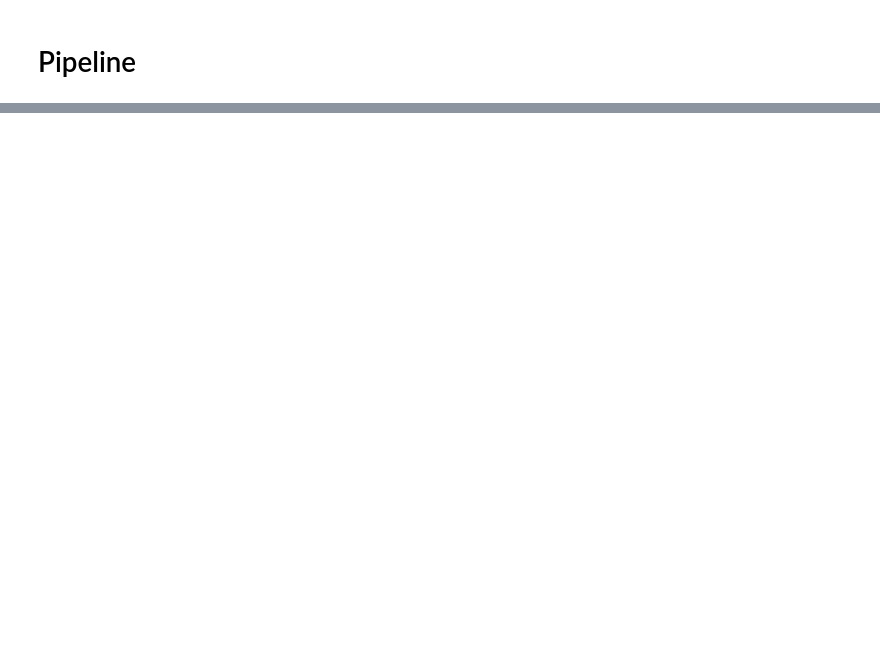
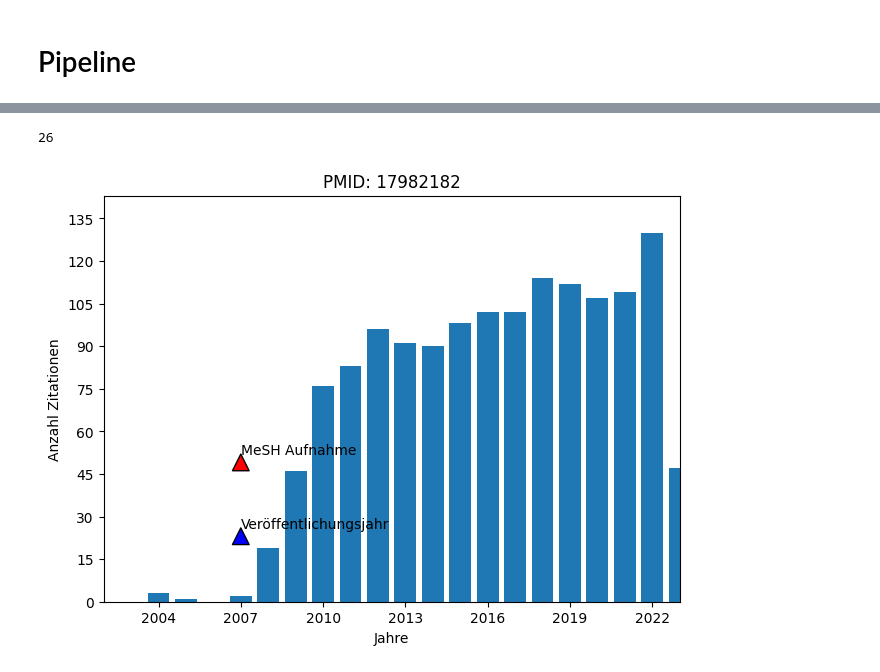
Before and after one commit to Johanna0999/MA_Code, a Jupyter notebook: pethke_master.ipynb, the cells around one changed output, grey strips where cells are left out. Saved outputs shown, nothing was run; the diff lists cells and outputs as text; code cells hidden in the pictures; blank space fills up the shorter version.

```diff
--- a/pethke_master.ipynb
+++ b/pethke_master.ipynb
@@ -348,0 +407,44 @@ UPDATE MeSH SET EK = '8', NEK = '2852', NEKK = '59' WHERE UI ='D054058'
+# %%
+# Funktion zur Visualisierung der Veröffentlichung, Mesh Einführung und Zitationshäufigkeiten
+def visualisiereZitationenUndVeröffentlichung(PMID, UI):
+    try:
+        cur.execute("SELECT Jahr, Anzahl FROM Zitationen WHERE PMID = '" + str(PMID)+ "'")
+        data = cur.fetchall()
+        Jahr = [x[0] for x in data]
+        Anzahl = [x[1] for x in data]
+        maxZitation = max(Anzahl)
+        print(int(0.2*maxZitation))
+        cur.execute("SELECT Jahr_Dok FROM Dokument WHERE PMID = '" + str(PMID)+ "'")
+        data = cur.fetchall()
+        Jahr_Dok = data[0][0]
+        cur.execute("SELECT Jahr_MeSH FROM MeSH WHERE UI = '" + str(UI)+ "'")
+        data = cur.fetchall()
+        Jahr_MeSH = data[0][0]
+        if len(Jahr) != 0:
+            fig, ax = plt.subplots(layout="constrained")
+            ax.yaxis.set_major_locator(MaxNLocator(integer=True))
+            ax.xaxis.set_major_locator(MaxNLocator(integer=True))
+            ax.set_ylabel("Anzahl Zitationen")
+            ax.set_xlabel("Jahre")
+            ax.set_title("PMID: " + str(PMID))
+            ax.set_xlim(min(Jahr_Dok, Jahr_MeSH)-5, 2023)
+            ax.set_ylim(0, maxZitation+0.1*maxZitation)
+            ax.bar(Jahr, Anzahl)
+            ax.annotate("Veröffentlichungsjahr",
+                xy=(Jahr_Dok, int(0.2*maxZitation)),
+                xytext=(0, 0),
+                textcoords="offset points",
+                arrowprops=dict(facecolor="blue"))
+            ax.annotate("MeSH Aufnahme",
+                xy=(Jahr_MeSH, int(0.4*maxZitation)),
+                xytext=(0, 0),
+                textcoords="offset points",
+                arrowprops=dict(facecolor="red"))
+            ax.plot()
+    except:
+        print("Keine Daten vorhanden")
+# %%
+visualisiereZitationenUndVeröffentlichung("17982182", "D054058")
+# %% [output]
+26
+[figure, added]
```
Also changed, not shown: parts of 8 cells of this notebook.
